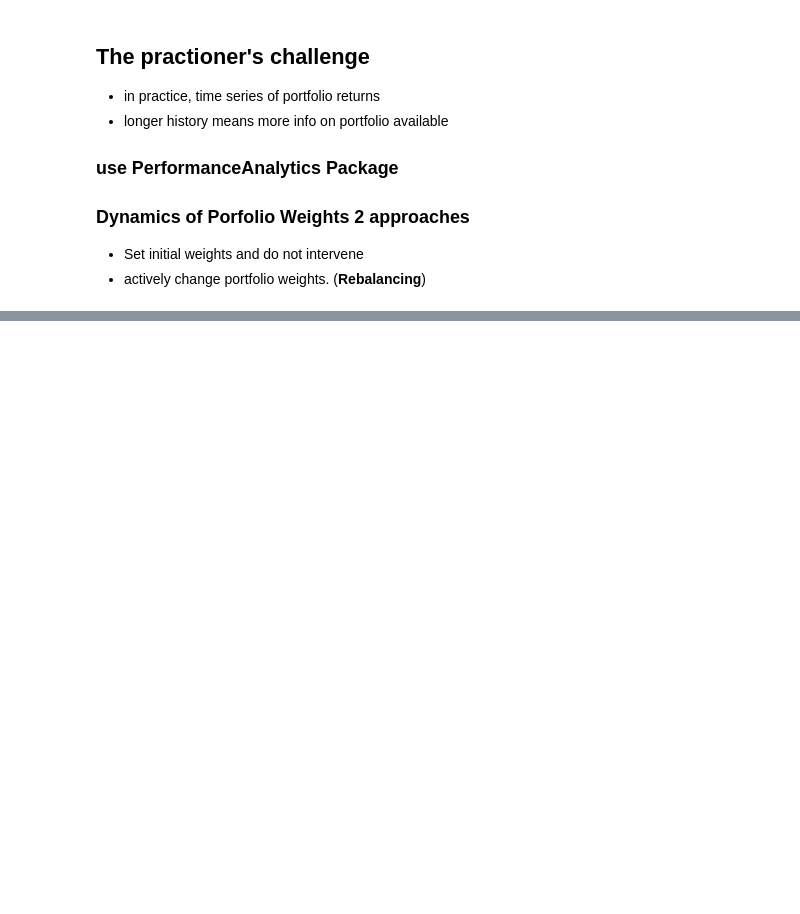
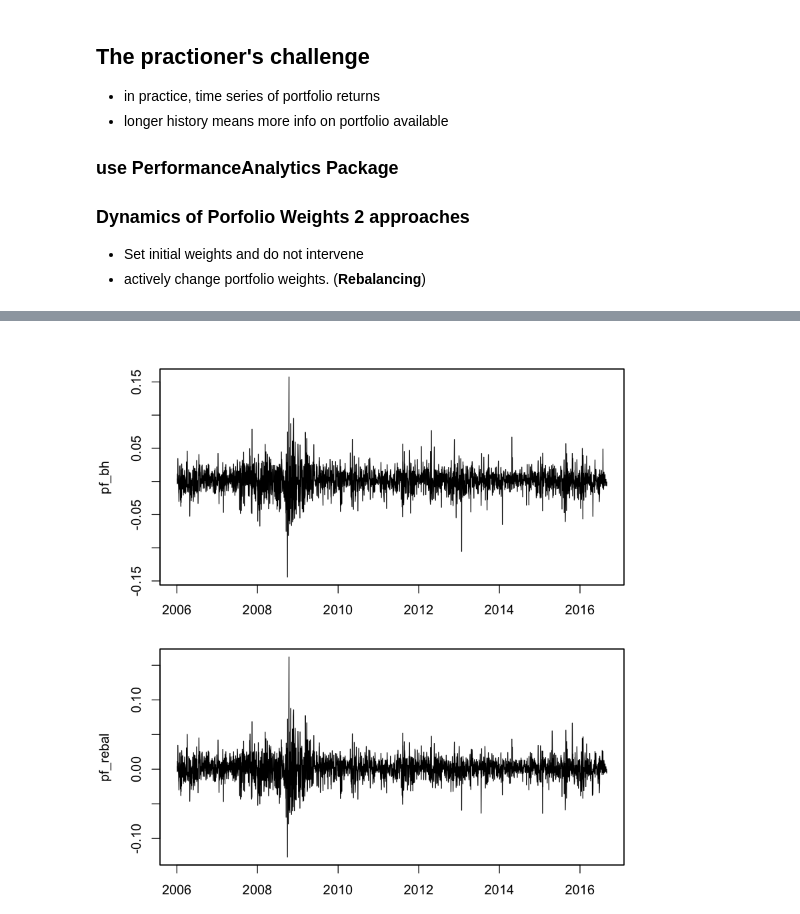
Before and after one commit to slzdevsnp/learn, a Jupyter notebook: fin_intro_portfolio_analysis/portfolio_analysis_part1.ipynb, the cells around one changed output, grey strips where cells are left out. Drawn from its saved outputs; the diff is of its cells as text; code cells hidden in the pictures; blank space fills up the shorter version.

Commit message:
portf ana wip 2

```diff
--- a/fin_intro_portfolio_analysis/portfolio_analysis_part1.ipynb
+++ b/fin_intro_portfolio_analysis/portfolio_analysis_part1.ipynb
@@ -125,3 +124,14 @@ print(r_prtf)
 ### Dynamics of Porfolio Weights  2 approaches
 * Set initial weights  and do not intervene
 * actively change portfolio weights. (**Rebalancing**)
+# %%
+#first usage of PortfolioAnalytics Return.Calculate
+require(PerformanceAnalytics)
+#ticker env is present
+getSymbols(c('AAPL','MSFT'), env=ticker, src="yahoo", from=as.Date("2006-01-01"),to=as.Date("2016-08-31"))
+prices<-cbind(Ad(ticker$AAPL), Ad(ticker$MSFT))
+returns<-Return.calculate(prices)
+returns<-returns[-1,] #remove first NA line
+#print head of returns
+head(returns,2)
+b
@@ -127,0 +144,14 @@ print(r_prtf)
+# %%
+##first usage of Return.portfolio
+#create equal weights for 2-asset portfolio
+eq_weights <- c(0.5, 0.5)
+# Create a portfolio using buy and hold (weights fixed, no rebalancing)
+pf_bh <- Return.portfolio(R =returns, weights =eq_weights)
+# Create a portfolio rebalancing monthly
+pf_rebal <- Return.portfolio(R=returns, weights=eq_weights,rebalance_on="months")
+# Plot the time-series of daily returns
+par(mfrow = c(2, 1), mar = c(2, 4, 2, 2))
+plot.zoo(pf_bh)
+plot.zoo(pf_rebal)
+# %% [output]
+[figure, added]
```
Also changed, not shown: parts of 3 cells of this notebook, 2 other files.
